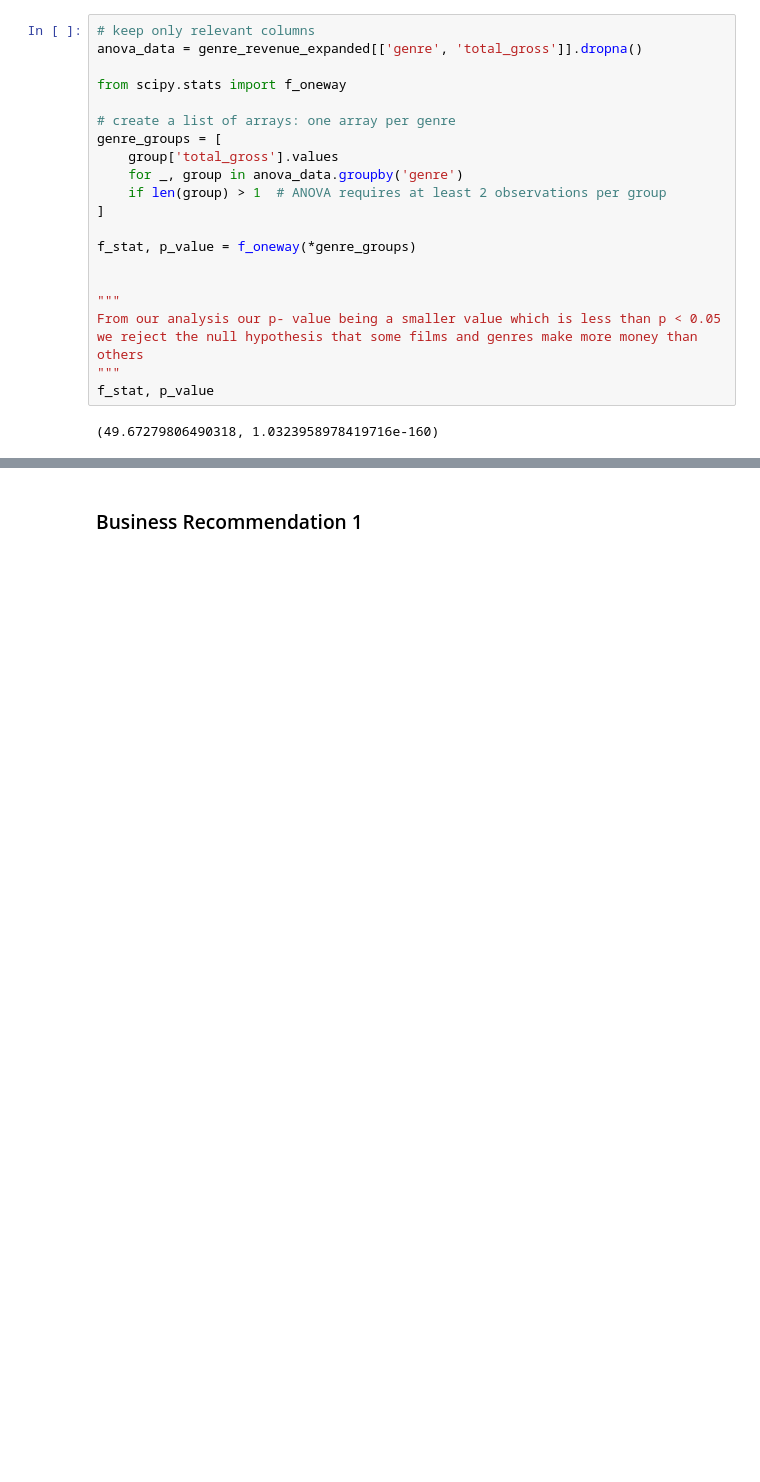
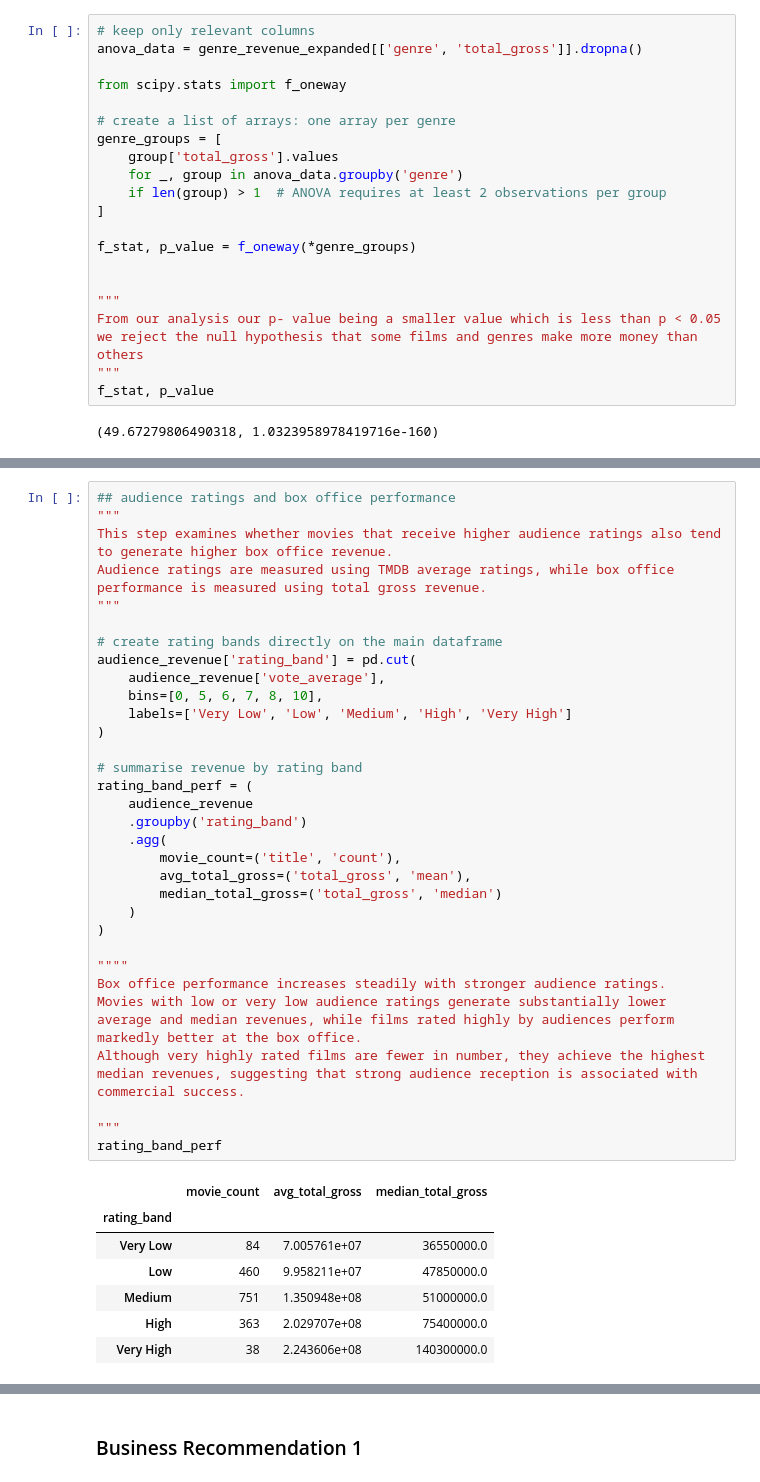
Before and after one commit to raphaelndemo/Movie-Industry-Analysis, a Jupyter notebook: notebooks/final.ipynb, the cells around one changed output, grey strips where cells are left out. Cells and saved outputs as stored; diff of their text form; blank space fills up the shorter version.

```diff
--- a/notebooks/final.ipynb
+++ b/notebooks/final.ipynb
@@ -1080,0 +1167,40 @@ f_stat, p_value
+# %%
+## audience ratings and box office performance
+"""
+This step examines whether movies that receive higher audience ratings also tend to generate higher box office revenue.
+Audience ratings are measured using TMDB average ratings, while box office performance is measured using total gross revenue.
+"""
+
+# create rating bands directly on the main dataframe
+audience_revenue['rating_band'] = pd.cut(
+    audience_revenue['vote_average'],
+    bins=[0, 5, 6, 7, 8, 10],
+    labels=['Very Low', 'Low', 'Medium', 'High', 'Very High']
+)
+
+# summarise revenue by rating band
+rating_band_perf = (
+    audience_revenue
+    .groupby('rating_band')
+    .agg(
+        movie_count=('title', 'count'),
+        avg_total_gross=('total_gross', 'mean'),
+        median_total_gross=('total_gross', 'median')
+    )
+)
+
+""""
+Box office performance increases steadily with stronger audience ratings.
+Movies with low or very low audience ratings generate substantially lower average and median revenues, while films rated highly by audiences perform markedly better at the box office.
+Although very highly rated films are fewer in number, they achieve the highest median revenues, suggesting that strong audience reception is associated with commercial success.
+
+"""
+rating_band_perf
+# %% [output]
+|  | movie_count | avg_total_gross | median_total_gross |
+| rating_band |  |  |  |
+| Very Low | 84 | 7.005761e+07 | 36550000.0 |
+| Low | 460 | 9.958211e+07 | 47850000.0 |
+| Medium | 751 | 1.350948e+08 | 51000000.0 |
+| High | 363 | 2.029707e+08 | 75400000.0 |
+| Very High | 38 | 2.243606e+08 | 140300000.0 |
```
Also changed, not shown: parts of 18 cells of this notebook.
